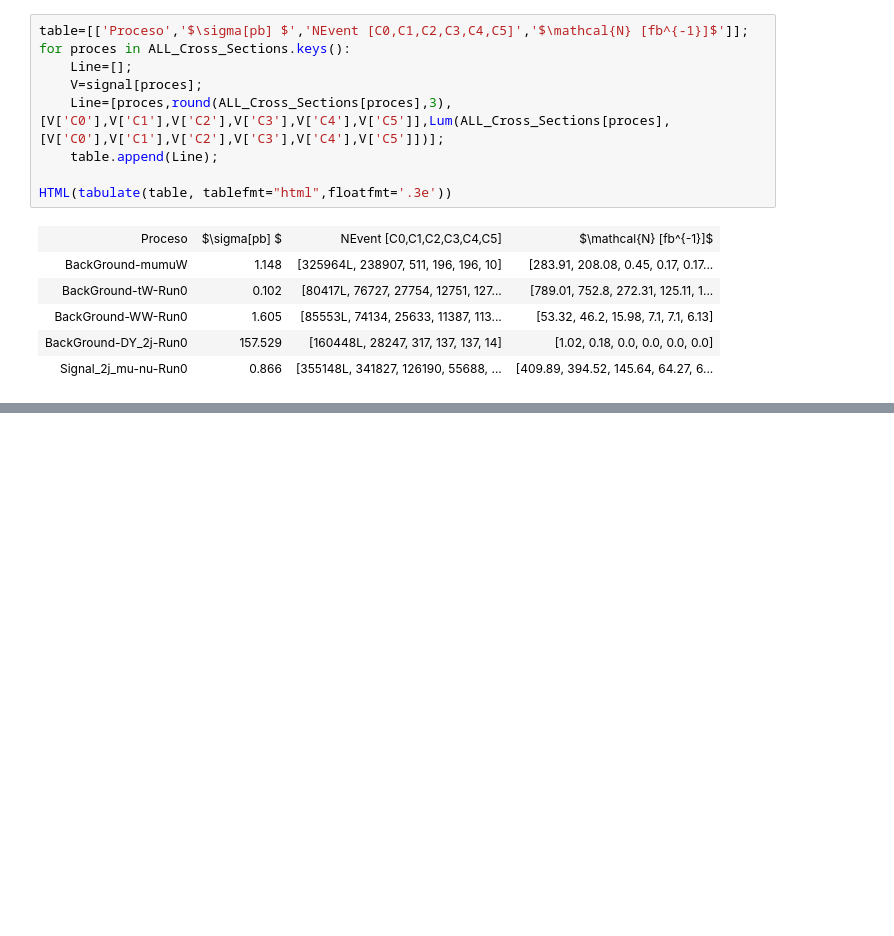
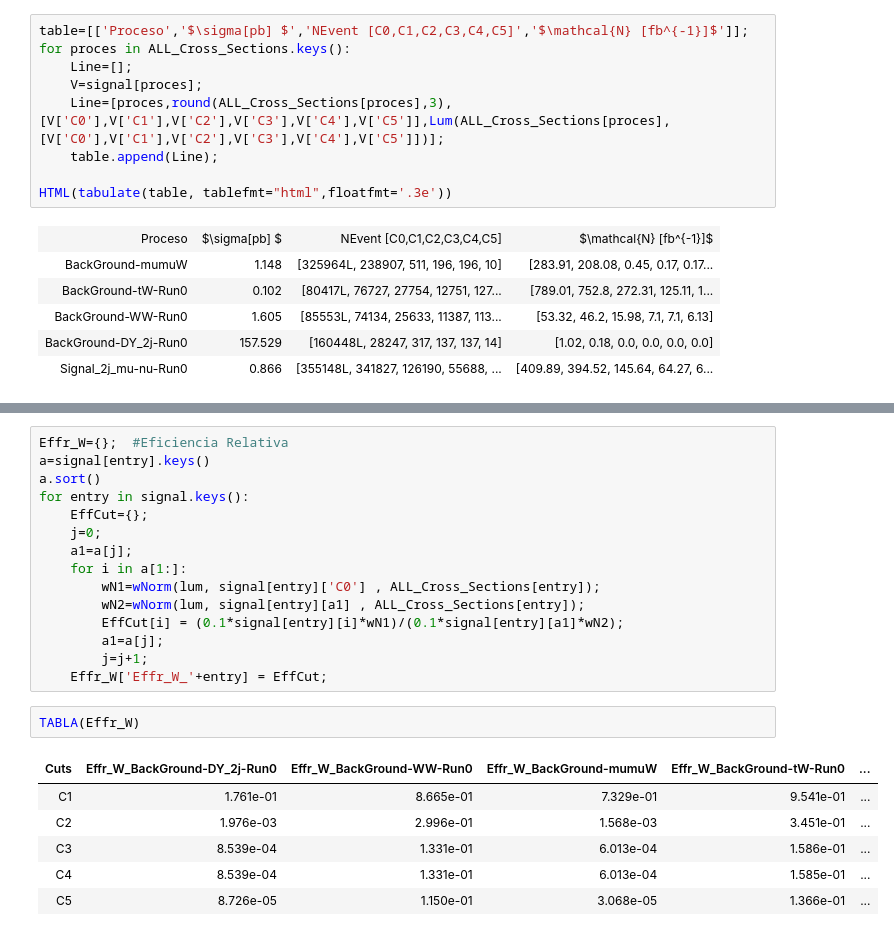
Before and after one commit to casfisica/Analisis_PyRoot, a Jupyter notebook: Analisis_sobre_cortes.ipynb, the cells around one changed output, grey strips where cells are left out. Saved outputs shown, nothing was run; the diff lists cells and outputs as text; blank space fills up the shorter version.

```diff
--- a/Analisis_sobre_cortes.ipynb
+++ b/Analisis_sobre_cortes.ipynb
@@ -300,0 +324,24 @@ HTML(tabulate(table, tablefmt="html",floatfmt='.3e'))
+# %%
+Effr_W={};  #Eficiencia Relativa
+a=signal[entry].keys()
+a.sort()
+for entry in signal.keys():
+    EffCut={};
+    j=0;
+    a1=a[j];
+    for i in a[1:]:
+        wN1=wNorm(lum, signal[entry]['C0'] , ALL_Cross_Sections[entry]);
+        wN2=wNorm(lum, signal[entry][a1] , ALL_Cross_Sections[entry]);
+        EffCut[i] = (0.1*signal[entry][i]*wN1)/(0.1*signal[entry][a1]*wN2);
+        a1=a[j];
+        j=j+1;
+    Effr_W['Effr_W_'+entry] = EffCut;
+# %%
+TABLA(Effr_W)
+# %% [output]
+| Cuts | Effr_W_BackGround-DY_2j-Run0 | Effr_W_BackGround-WW-Run0 | Effr_W_BackGround-mumuW | Effr_W_BackGround-tW-Run0 | ... |
+| C1 | 1.761e-01 | 8.665e-01 | 7.329e-01 | 9.541e-01 | ... |
+| C2 | 1.976e-03 | 2.996e-01 | 1.568e-03 | 3.451e-01 | ... |
+| C3 | 8.539e-04 | 1.331e-01 | 6.013e-04 | 1.586e-01 | ... |
+| C4 | 8.539e-04 | 1.331e-01 | 6.013e-04 | 1.585e-01 | ... |
+| C5 | 8.726e-05 | 1.150e-01 | 3.068e-05 | 1.366e-01 | ... |
```
Also changed, not shown: parts of 11 cells of this notebook.
